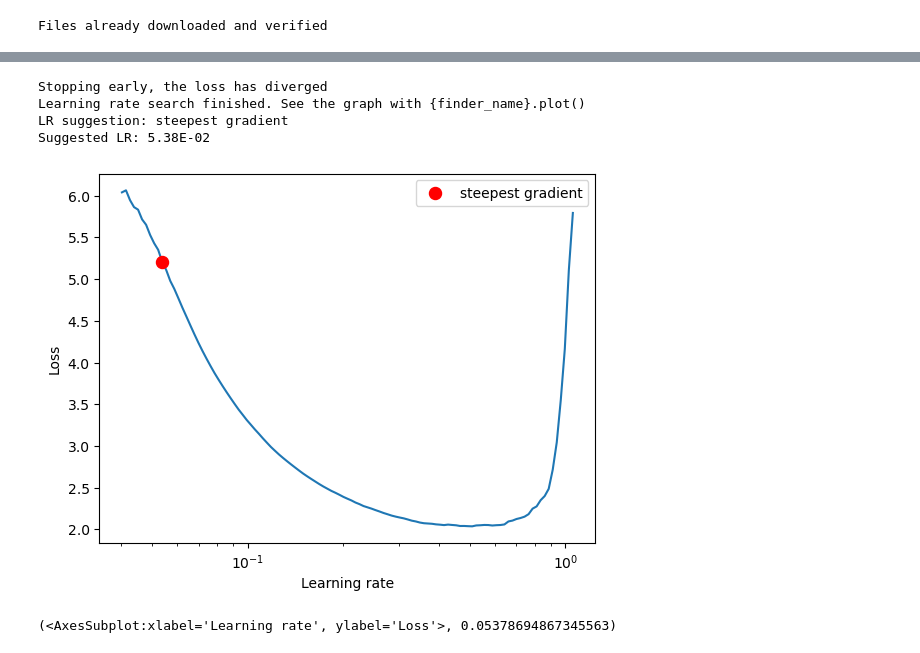
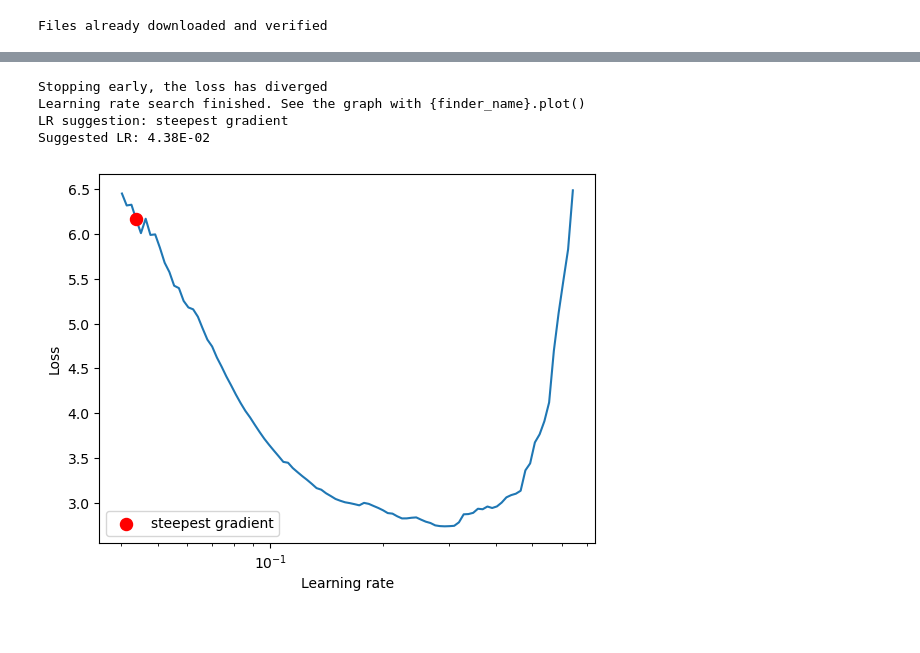
Before and after one commit to padmanabh275/S10_Resnet, a Jupyter notebook: S10_Final.ipynb, the cells around one changed output, grey strips where cells are left out. Cells and saved outputs as stored; diff of their text form; code cells hidden in the pictures.

```diff
--- a/S10_Final.ipynb
+++ b/S10_Final.ipynb
@@ -9,9 +9,9 @@ from torchsummary import summary
 # %%
 # dataloader arguments - something you'll fetch these from cmdprmt
 dataloader_args = {
-    'batch_size': 512,
+    'batch_size': 64,
     'shuffle': True,
-    'num_workers': 0,
+    'num_workers': 2,
     'pin_memory': True,
 }
 # %%
@@ -31,7 +31,7 @@ CUDA Available? False
 # %%
 transform = data.transformed_data()
 dataset = data.get_data(transform)
-loader = data.get_dataloader(dataset, dataloader_args)
+load = data.get_dataloader(dataset, dataloader_args)
 # %% [output]
 Files already downloaded and verified
 # %%
@@ -79,19 +79,19 @@ Estimated Total Size (MB): 31.84
 # %%
 from torch_lr_finder import LRFinder
 
 model = Res_Net().to(device)
-optimizer = optim.Adam(model.parameters(), lr=0.03, weight_decay=1E-4)
+optimizer = optim.Adam(model.parameters(), lr=0.03, weight_decay=1E-3)
 criterion = nn.CrossEntropyLoss()
 lr_finder = LRFinder(model, optimizer, criterion, device="cpu")
-lr_finder.range_test(loader['train'], end_lr=10, num_iter=200, step_mode="exp")
+lr_finder.range_test(load['train'], end_lr=10, num_iter=200, step_mode="exp")
 lr_finder.plot() # to inspect the loss-learning rate graph
+lr_finder.reset() # to reset the model and optimizer to their initial state
 # %% [output]
 Stopping early, the loss has diverged
 Learning rate search finished. See the graph with {finder_name}.plot()
 LR suggestion: steepest gradient
-Suggested LR: 5.38E-02
+Suggested LR: 4.38E-02
-[figure, old version]
+[figure, new version]
-(<AxesSubplot:xlabel='Learning rate', ylabel='Loss'>, 0.05378694867345563)
 # %%
 import engine
 # %%
```
Also changed, not shown: parts of 6 cells of this notebook.
